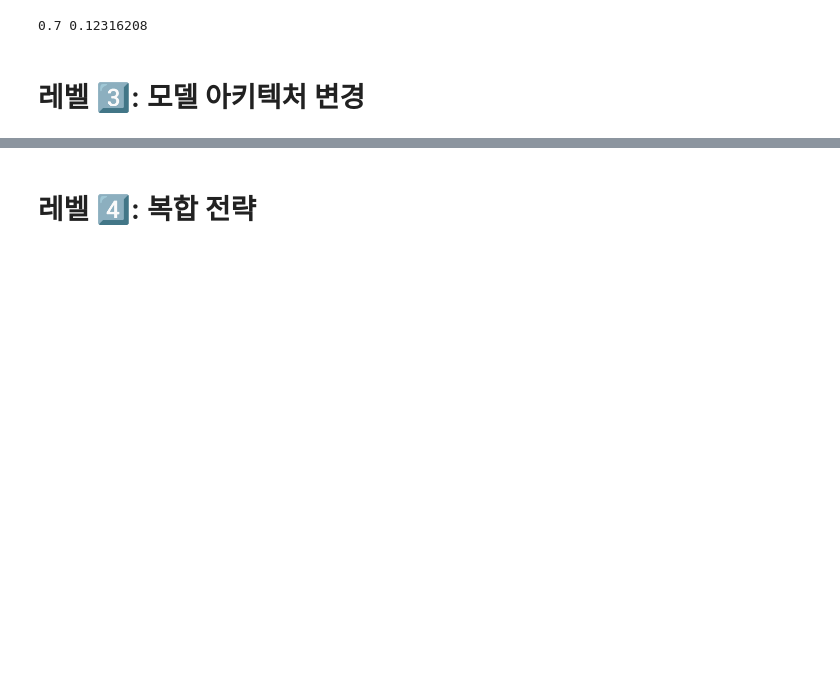
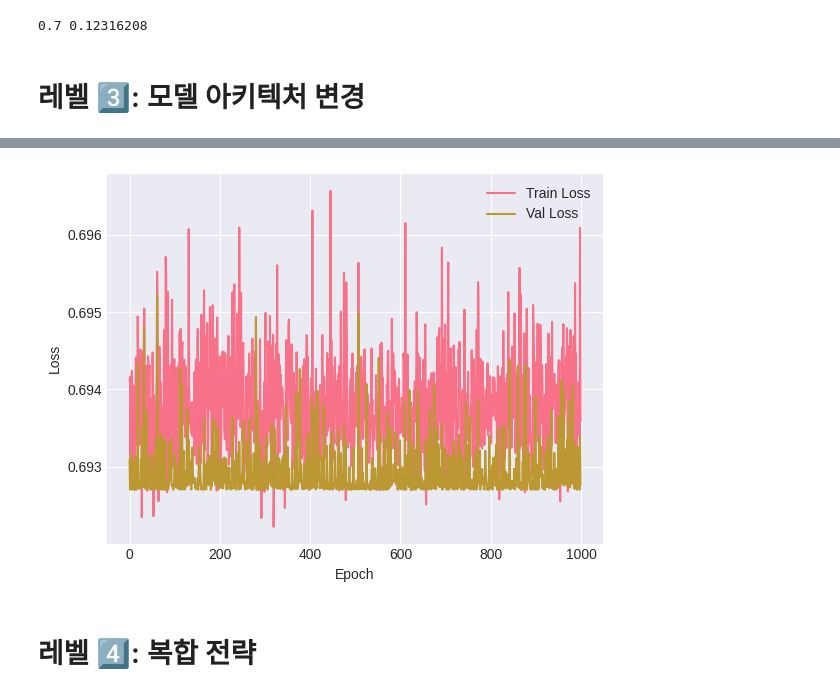
Before and after one commit to camargokr/TimeSeriesForecastingTest, a Jupyter notebook: assignment_notebook.ipynb, the cells around one changed output, grey strips where cells are left out. Cells and saved outputs as stored; diff of their text form; code cells hidden in the pictures; blank space fills up the shorter version.

```diff
--- a/assignment_notebook.ipynb
+++ b/assignment_notebook.ipynb
@@ -875,15 +875,15 @@ val_loader   = DataLoader(val_dataset, batch_size=32, shuffle=False)
 # %%
 '''
 - train_model 함수 사용: 학습 과정과 검증 과정 모두 수행
-- Early stopping 적용(patience=10)으로 과적합 방지
+- Early stopping 적용(patience=150)으로 과적합 방지
 - 결과는 history_gru에 학습/검증 손실 및 정확도 기록
 '''
 history_gru = train_model(
     model=gru_model,
     train_loader=train_loader,
     val_loader=val_loader,
-    epochs=50,
+    epochs=1000,
     lr=0.001,
-    patience=10
+    patience=1000
 )
 # %% [output]
@@ -894,3 +907,12 @@ Early stopping at epoch 39
+# %%
+plt.plot(history_gru['train_loss'], label='Train Loss')
+plt.plot(history_gru['val_loss'], label='Val Loss')
+plt.xlabel('Epoch')
+plt.ylabel('Loss')
+plt.legend()
+plt.show()
+# %% [output]
+[figure, added]
 # %% [markdown]
 # 레벨 4️⃣: 복합 전략
 # %%
```
Also changed, not shown: parts of 4 cells of this notebook.
